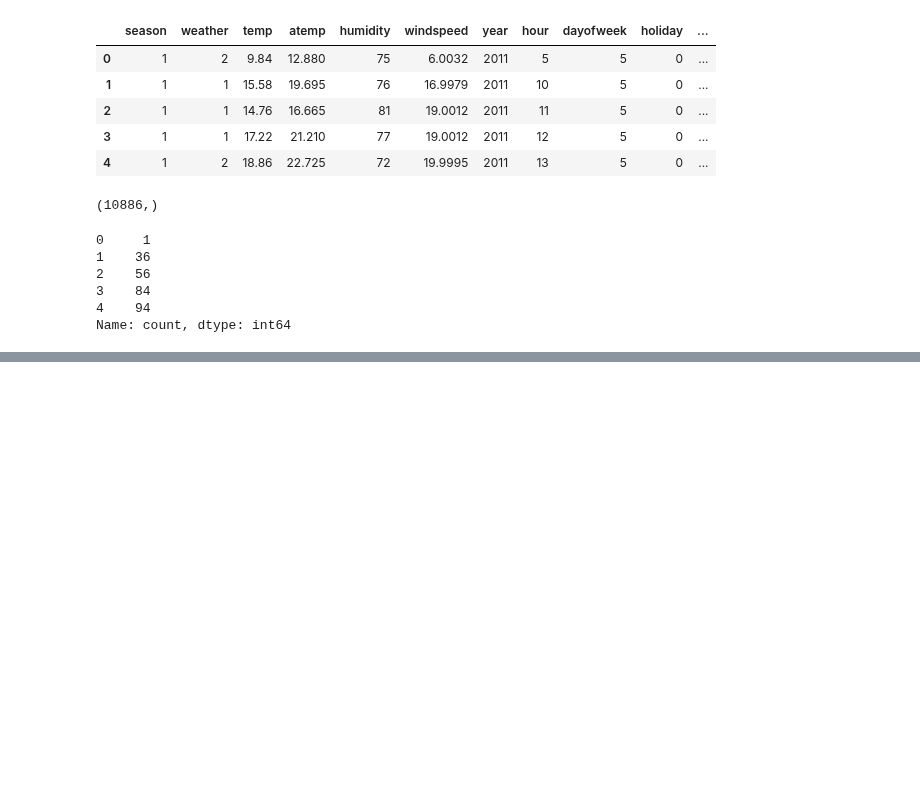
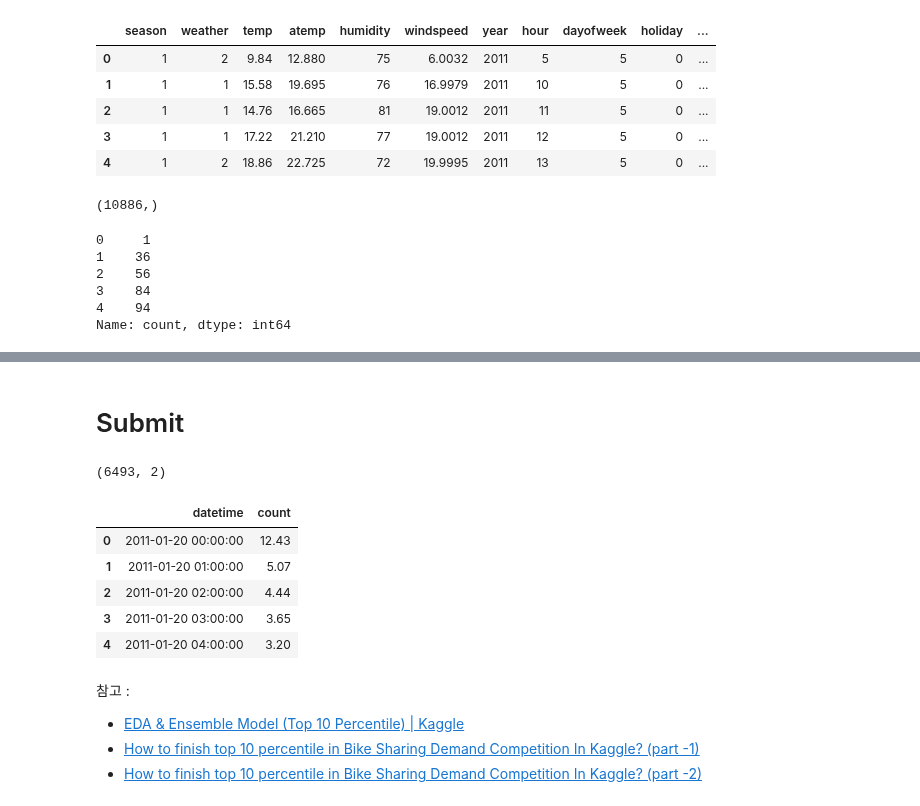
Before and after one commit to jgumin/jupyter-notebook, a Jupyter notebook: bike-sharing-demand-rf.ipynb, the cells around one changed output, grey strips where cells are left out. Cells and saved outputs as stored; diff of their text form; code cells hidden in the pictures; blank space fills up the shorter version.

```diff
--- a/bike-sharing-demand-rf.ipynb
+++ b/bike-sharing-demand-rf.ipynb
@@ -395,0 +463,18 @@ rmsle_scorer
+# %% [markdown]
+# Submit
+# %%
+submission = pd.read_csv("data/sampleSubmission.csv")
+submission
+
+submission["count"] = predictions
+
+print(submission.shape)
+submission.head()
+# %% [output]
+(6493, 2)
+|  | datetime | count |
+| 0 | 2011-01-20 00:00:00 | 12.43 |
+| 1 | 2011-01-20 01:00:00 | 5.07 |
+| 2 | 2011-01-20 02:00:00 | 4.44 |
+| 3 | 2011-01-20 03:00:00 | 3.65 |
+| 4 | 2011-01-20 04:00:00 | 3.20 |
@@ -395,0 +483,5 @@ rmsle_scorer
+# %% [markdown]
+참고 :
+* [EDA & Ensemble Model (Top 10 Percentile) | Kaggle](https://www.kaggle.com/viveksrinivasan/eda-ensemble-model-top-10-percentile)
+* [How to finish top 10 percentile in Bike Sharing Demand Competition In Kaggle? (part -1)](https://medium.com/@viveksrinivasan/how-to-finish-top-10-percentile-in-bike-sharing-demand-competition-in-kaggle-part-1-c816ea9c51e1)
+* [How to finish top 10 percentile in Bike Sharing Demand Competition In Kaggle? (part -2)](https://medium.com/@viveksrinivasan/how-to-finish-top-10-percentile-in-bike-sharing-demand-competition-in-kaggle-part-2-29e854aaab7d)
```
Also changed, not shown: parts of 10 cells of this notebook.
